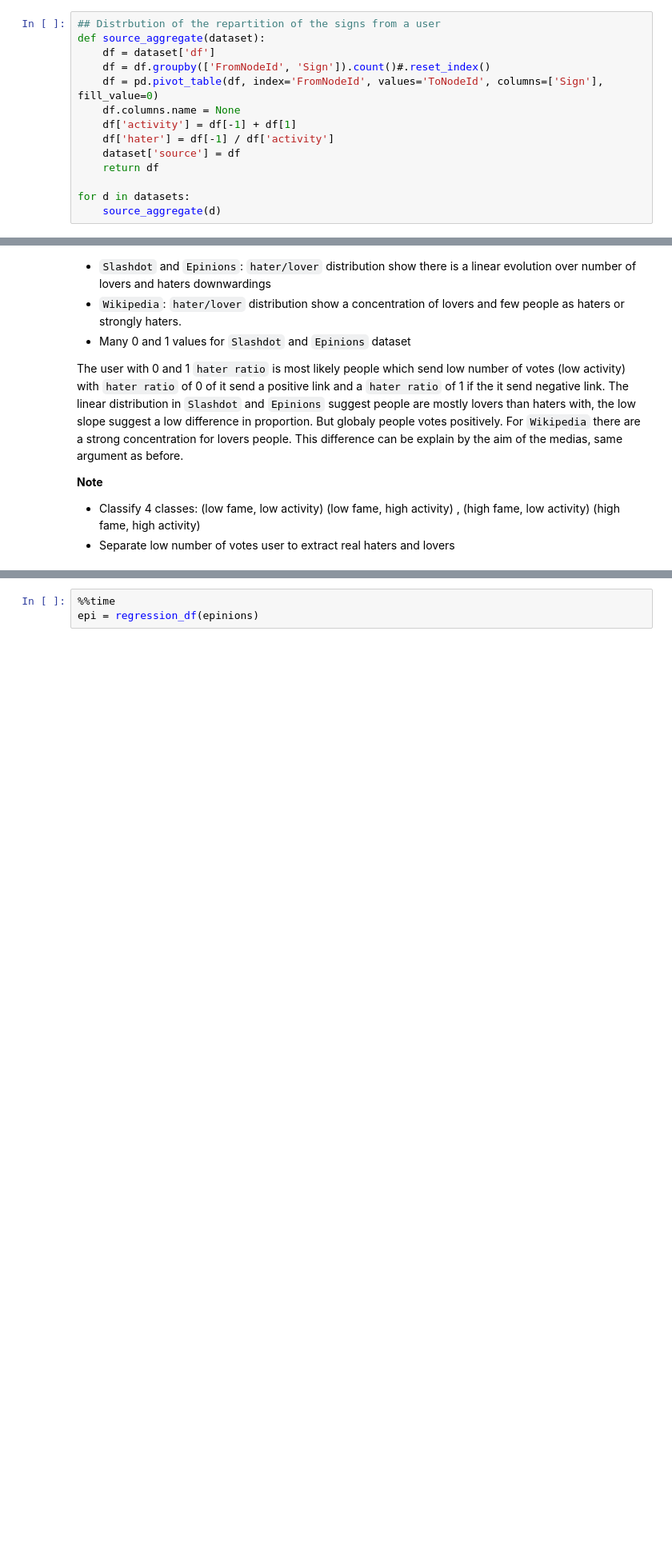
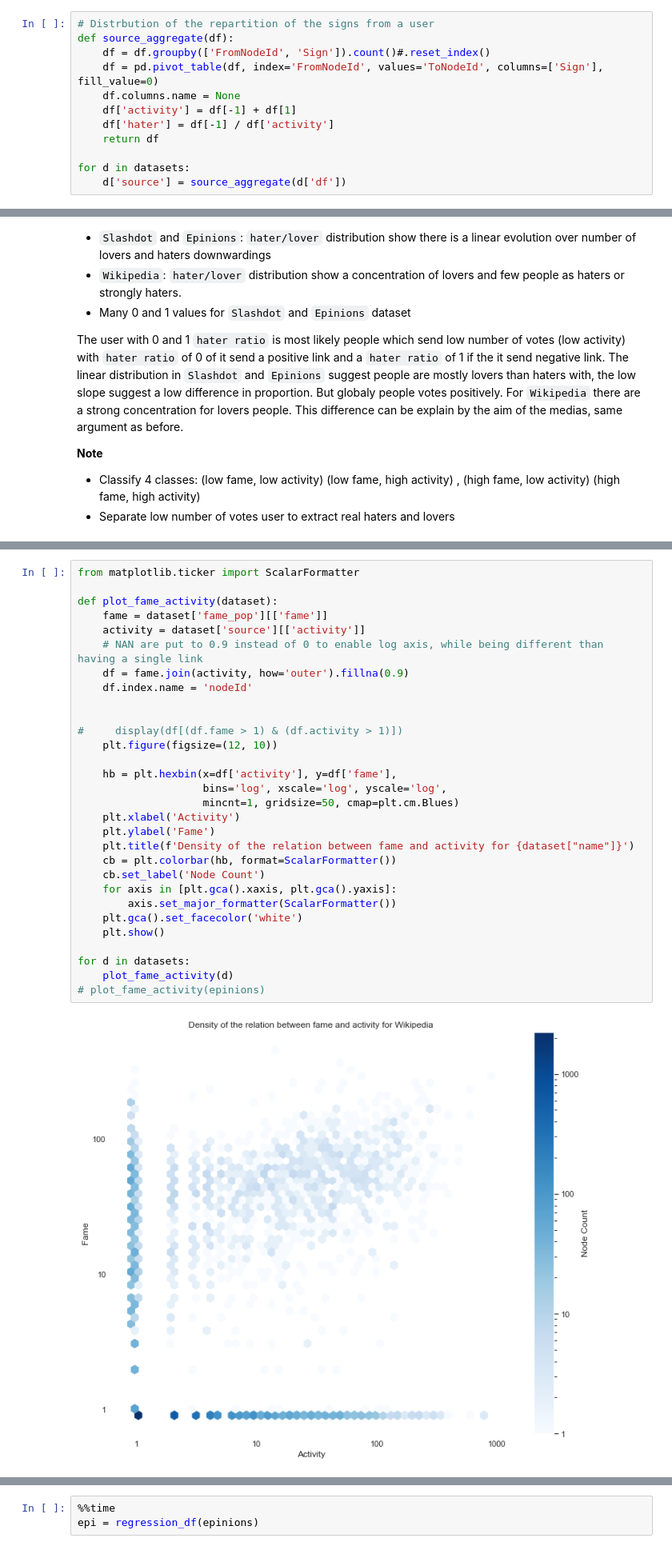
Before and after one commit to epfl-ada/ada-2020-project-milestone-p3-p3_adaptateur, a Jupyter notebook: notebook-matthieu.ipynb, the cells around one changed output, grey strips where cells are left out. Shown at 80% size. Cells and saved outputs as stored; diff of their text form; blank space fills up the shorter version.

Commit message:
add gif for activity/hater + add plot fame v. activity

```diff
--- a/notebook-matthieu.ipynb
+++ b/notebook-matthieu.ipynb
@@ -394,19 +397,17 @@ For our analysis, we are interested by particular behaviours. We define two clas
 
 A `hater/lover` ratio close to 1 means the user is most likely a "hater", otherwise if the ratio is close 0 the user is most likely a "lover".
 # %%
-## Distrbution of the repartition of the signs from a user
-def source_aggregate(dataset):
-    df = dataset['df']
+# Distrbution of the repartition of the signs from a user
+def source_aggregate(df):
     df = df.groupby(['FromNodeId', 'Sign']).count()#.reset_index()
     df = pd.pivot_table(df, index='FromNodeId', values='ToNodeId', columns=['Sign'], fill_value=0)
     df.columns.name = None
     df['activity'] = df[-1] + df[1]
     df['hater'] = df[-1] / df['activity']
-    dataset['source'] = df
     return df
 
 for d in datasets:
-    source_aggregate(d)
+    d['source'] = source_aggregate(d['df'])
 # %% [markdown]
 The first thing to do is to analyse the distribution of `activity`and `hater/lover` avec the 3 datasets.
 # %%
@@ -455,0 +498,32 @@ The user with 0 and 1 `hater ratio` is most likely people which send low number
+# %%
+from matplotlib.ticker import ScalarFormatter
+
+def plot_fame_activity(dataset):
+    fame = dataset['fame_pop'][['fame']]
+    activity = dataset['source'][['activity']]
+    # NAN are put to 0.9 instead of 0 to enable log axis, while being different than having a single link
+    df = fame.join(activity, how='outer').fillna(0.9)
+    df.index.name = 'nodeId'
+
+
+#     display(df[(df.fame > 1) & (df.activity > 1)])
+    plt.figure(figsize=(12, 10))
+
+    hb = plt.hexbin(x=df['activity'], y=df['fame'],
+                    bins='log', xscale='log', yscale='log',
+                    mincnt=1, gridsize=50, cmap=plt.cm.Blues)
+    plt.xlabel('Activity')
+    plt.ylabel('Fame')
+    plt.title(f'Density of the relation between fame and activity for {dataset["name"]}')
+    cb = plt.colorbar(hb, format=ScalarFormatter())
+    cb.set_label('Node Count')
+    for axis in [plt.gca().xaxis, plt.gca().yaxis]:
+        axis.set_major_formatter(ScalarFormatter())
+    plt.gca().set_facecolor('white')
+    plt.show()
+
+for d in datasets:
+    plot_fame_activity(d)
+# plot_fame_activity(epinions)
+# %% [output]
+[figure, added]
```
Also changed, not shown: parts of 6 cells of this notebook.
